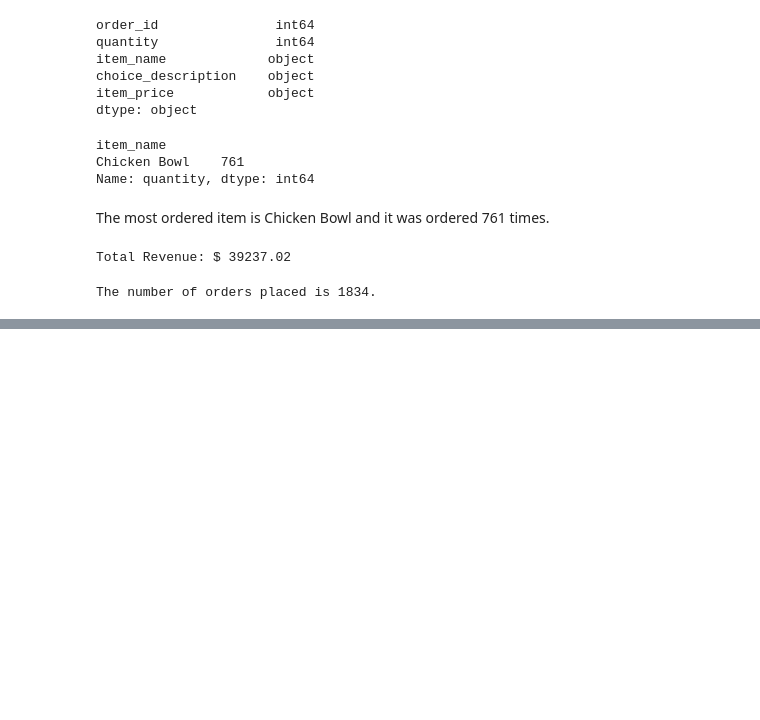
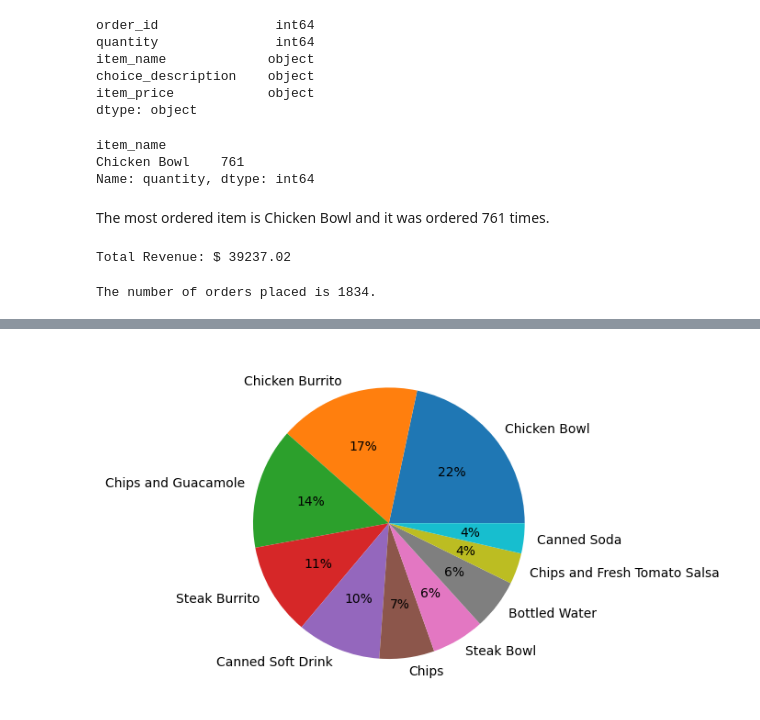
Before and after one commit to francisohara24/HtH-team-data-exploration, a Jupyter notebook: chipotle_data.ipynb, the cells around one changed output, grey strips where cells are left out. Drawn from its saved outputs; the diff is of its cells as text; code cells hidden in the pictures; blank space fills up the shorter version.

```diff
--- a/chipotle_data.ipynb
+++ b/chipotle_data.ipynb
@@ -108,0 +162,8 @@ Items that cost more than $10.00:
+# %%
+# Pie chart of top 10 items ordered.
+item_names = group.head(10).index
+quantities = group.head(10)["quantity"]
+plt.pie(quantities, labels=item_names, autopct='%.0f%%')
+plt.show()
+# %% [output]
+[figure, added]
```
Also changed, not shown: parts of 7 cells of this notebook.
